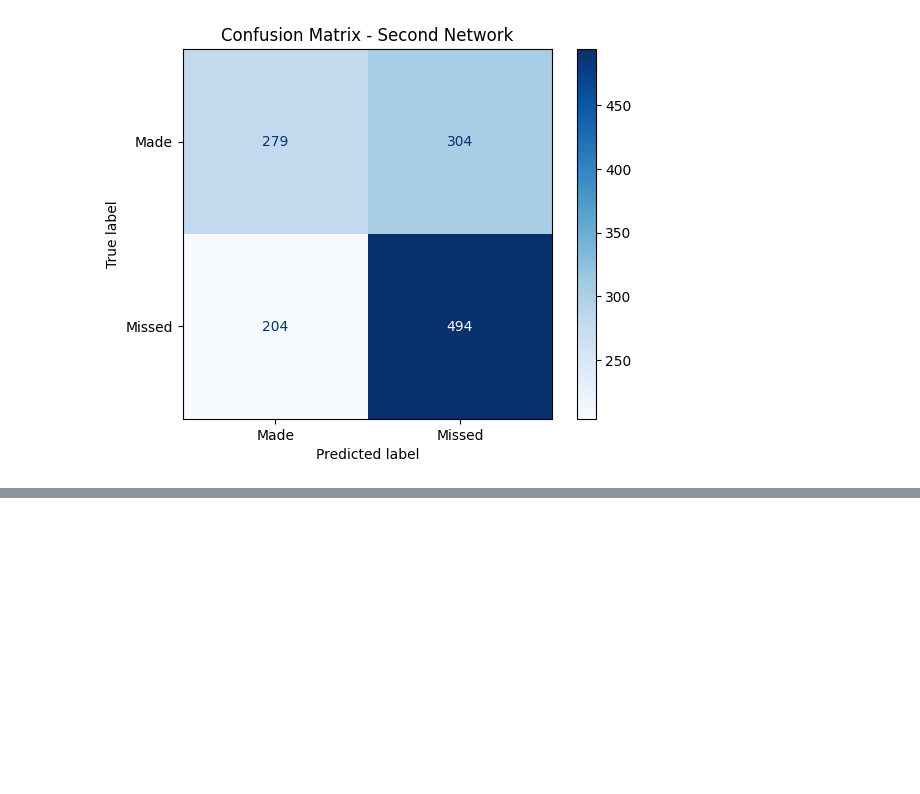
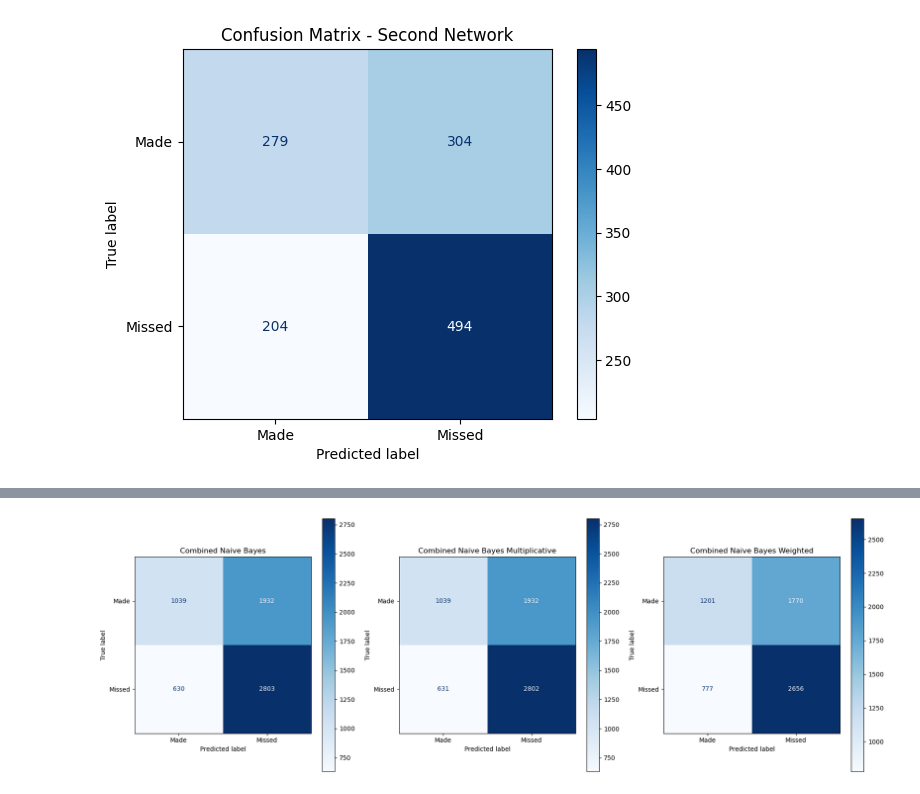
Before and after one commit to markojerkic/uzop-lab3, a Jupyter notebook: clanak.ipynb, the cells around one changed output, grey strips where cells are left out. Drawn from its saved outputs; the diff is of its cells as text; code cells hidden in the pictures; blank space fills up the shorter version.

```diff
--- a/clanak.ipynb
+++ b/clanak.ipynb
@@ -230,0 +223,91 @@ weighted avg       0.60      0.60      0.60      1281
+# %%
+# Učitavamo podatke
+df = loadDF()
+
+# Rastavljamo značajke po vrsti razdiobe
+gaussian_features = ['SHOT_DIST', 'CLOSE_DEF_DIST', 'SHOT_CLOCK', 'FINAL_MARGIN', 'TOUCH_TIME', 'GAME_CLOCK']
+multinomial_features = ['DRIBBLES', 'SHOT_NUMBER', 'PERIOD']
+bernoulli_features = ['LOCATION_NUM', 'W_NUM', 'PTS_TYPE']
+
+scaler = StandardScaler()
+
+X_gaussian = scaler.fit_transform(df[gaussian_features])
+
+# Multinulijeve i Bernoullijeve značajke ne treba skalirati
+X_multinomial = df[multinomial_features]
+df['PTS_TYPE'] = df['PTS_TYPE'].map({2: 0, 3: 1})
+X_bernoulli = df[bernoulli_features]
+
+y = df['SHOT_RESULT'].map({'made': 1, 'missed': 0})
+
+results = {0: 0, 1: 0, 2: 0}
+n = 1000
+accuracies = [0, 0, 0]
+
+# Radimo n iteracija kako bi provjerili koja kombinacija distribucija daje najbolje rezultate
+for i in range (n):
+
+    X_train_gaussian, X_test_gaussian, X_train_multinomial, X_test_multinomial, X_train_bernoulli, X_test_bernoulli, y_train, y_test = train_test_split(
+        X_gaussian, X_multinomial, X_bernoulli, y, test_size=0.05
+    )
+
+    # Učimo modele za svaku vrstu razdiobe
+    model_g = GaussianNB()
+    model_m = MultinomialNB()
+    model_b = BernoulliNB()
+
+    model_g.fit(X_train_gaussian, y_train)
+    model_m.fit(X_train_multinomial, y_train)
+    model_b.fit(X_train_bernoulli, y_train)
+
+    y_pred_g = model_g.predict_proba(X_test_gaussian)
+    y_pred_m = model_m.predict_proba(X_test_multinomial)
+    y_pred_b = model_b.predict_proba(X_test_bernoulli)
+
+    # Ukupnu vjerojatnost dobijemo kao zbroj vjerojatnosti svake vrste razdiobe
+    combined_probs = y_pred_g + y_pred_m + y_pred_b
+    combined_pred = combined_probs.argmax(axis=1)
+
+    # Alternativno, možemo pomnožiti vjerojatnosti svake vrste razdiobe
+    combined_probs_mult = y_pred_g * y_pred_m * y_pred_b
+    combined_pred_mult = combined_probs_mult.argmax(axis=1)
+
+    # Također, možemo staviti naklon prema vrsti razdiobe (ovdje su težine određene brojem značajki)
+    combined_probs_weighted = (y_pred_g * 6) + (y_pred_m * 3) + (y_pred_b * 3)
+    combined_pred_weighted = combined_probs_weighted.argmax(axis=1)
+
+    tmp = [accuracy_score(y_test, combined_pred), accuracy_score(y_test, combined_pred_mult), accuracy_score(y_test, combined_pred_weighted)]
+    accuracies = [sum(x) for x in zip(accuracies, tmp)]
+
+    results[np.argmax(tmp)] += 1
+
+print(f"\nHow much time did each combination have the best accuracy?")
+print(f"Addition: {results[0]}, Percentage: {results[0] / n * 100}%, Average accuracy: {round(accuracies[0] / n * 100, 4)}%")
+print(f"Multiplicative: {results[1]}, Percentage: {results[1] / n * 100}%, Average accuracy: {round(accuracies[1] / n * 100, 4)}%")
+print(f"Weighted: {results[2]}, Percentage: {results[2] / n * 100}%, Average accuracy: {round(accuracies[2] / n * 100, 4)}%")
+
+cm_combined = confusion_matrix(y_test, combined_pred, labels=[1, 0])
+cm_mult = confusion_matrix(y_test, combined_pred_mult, labels=[1, 0])
+cm_weighted = confusion_matrix(y_test, combined_pred_weighted, labels=[1, 0])
+
+# Kreiramo subplotove
+fig, axes = plt.subplots(1, 3, figsize=(18, 6))
+
+# Prikazujemo matrice konfuzije za svaki model
+disp_combined = ConfusionMatrixDisplay(confusion_matrix=cm_combined, display_labels=["Made", "Missed"])
+disp_combined.plot(cmap="Blues", ax=axes[0])
+axes[0].set_title(f"Combined Naive Bayes")
+
+disp_mult = ConfusionMatrixDisplay(confusion_matrix=cm_mult, display_labels=["Made", "Missed"])
+disp_mult.plot(cmap="Blues", ax=axes[1])
+axes[1].set_title(f"Combined Naive Bayes Multiplicative")
+
+disp_weighted = ConfusionMatrixDisplay(confusion_matrix=cm_weighted, display_labels=["Made", "Missed"])
+disp_weighted.plot(cmap="Blues", ax=axes[2])
+axes[2].set_title(f"Combined Naive Bayes Weighted")
+
+plt.tight_layout()
+plt.show()
+
+# Subplotovi su prikaz za samo zadnju iteraciju, dok su rezultati ispod pitanja prikaz svih iteracija
+# %% [output]
@@ -230,0 +318 @@ weighted avg       0.60      0.60      0.60      1281
+[figure, added]
```
Also changed, not shown: parts of 8 cells of this notebook.
